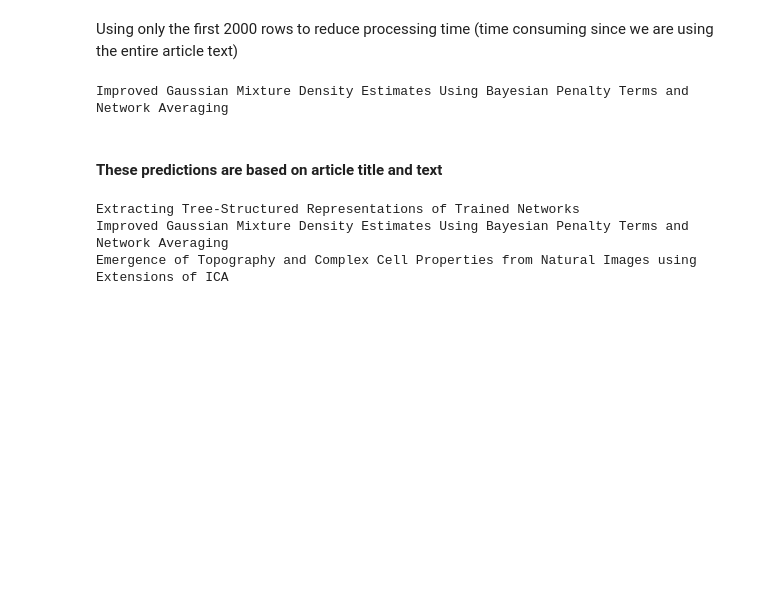
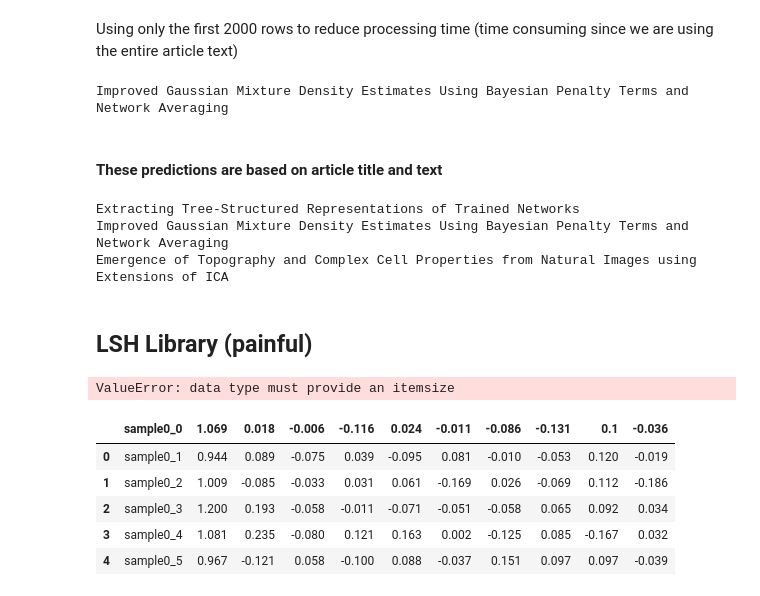
Before and after one commit to SidJain1412/LocalitySensitiveHashing, a Jupyter notebook: Experiments.ipynb, the cells around one changed output. Cells and saved outputs as stored; diff of their text form; code cells hidden in the pictures; blank space fills up the shorter version.

```diff
--- a/Experiments.ipynb
+++ b/Experiments.ipynb
@@ -143,3 +143,5 @@ for i in res:
 Extracting Tree-Structured Representations of Trained Networks
 Improved Gaussian Mixture Density Estimates Using Bayesian Penalty Terms and Network Averaging
 Emergence of Topography and Complex Cell Properties from Natural Images using Extensions of ICA
+# %% [markdown]
+## LSH Library (painful)
@@ -145,0 +150,17 @@ Emergence of Topography and Complex Cell Properties from Natural Images using Ex
+# %%
+lsh = LocalitySensitiveHashing(
+                   datafile = "Iris2.csv",
+                   dim = 6,
+                   r = 50,
+                   b = 100,
+                   expected_num_of_clusters = 3,
+              )
+lsh.get_data_from_csv()
+lsh.initialize_hash_store()
+lsh.hash_all_data()
+similarity_groups = lsh.lsh_basic_for_neighborhood_clusters()
+coalesced_similarity_groups = lsh.merge_similarity_groups_with_coalescence( similarity_groups )
+merged_similarity_groups = lsh.merge_similarity_groups_with_l2norm_sample_based( coalesced_similarity_groups )
+# lsh.write_clusters_to_file( merged_similarity_groups, "clusters.txt" )
+# %% [output]
+ValueError: data type must provide an itemsize
@@ -145,0 +169,11 @@ Emergence of Topography and Complex Cell Properties from Natural Images using Ex
+# %%
+df = pd.read_csv("data_for_lsh.csv")
+# %%
+df.head()
+# %% [output]
+|  | sample0_0 | 1.069 | 0.018 | -0.006 | -0.116 | 0.024 | -0.011 | -0.086 | -0.131 | 0.1 | -0.036 |
+| 0 | sample0_1 | 0.944 | 0.089 | -0.075 | 0.039 | -0.095 | 0.081 | -0.010 | -0.053 | 0.120 | -0.019 |
+| 1 | sample0_2 | 1.009 | -0.085 | -0.033 | 0.031 | 0.061 | -0.169 | 0.026 | -0.069 | 0.112 | -0.186 |
+| 2 | sample0_3 | 1.200 | 0.193 | -0.058 | -0.011 | -0.071 | -0.051 | -0.058 | 0.065 | 0.092 | 0.034 |
+| 3 | sample0_4 | 1.081 | 0.235 | -0.080 | 0.121 | 0.163 | 0.002 | -0.125 | 0.085 | -0.167 | 0.032 |
+| 4 | sample0_5 | 0.967 | -0.121 | 0.058 | -0.100 | 0.088 | -0.037 | 0.151 | 0.097 | 0.097 | -0.039 |
```
Also changed, not shown: parts of 21 cells of this notebook.
